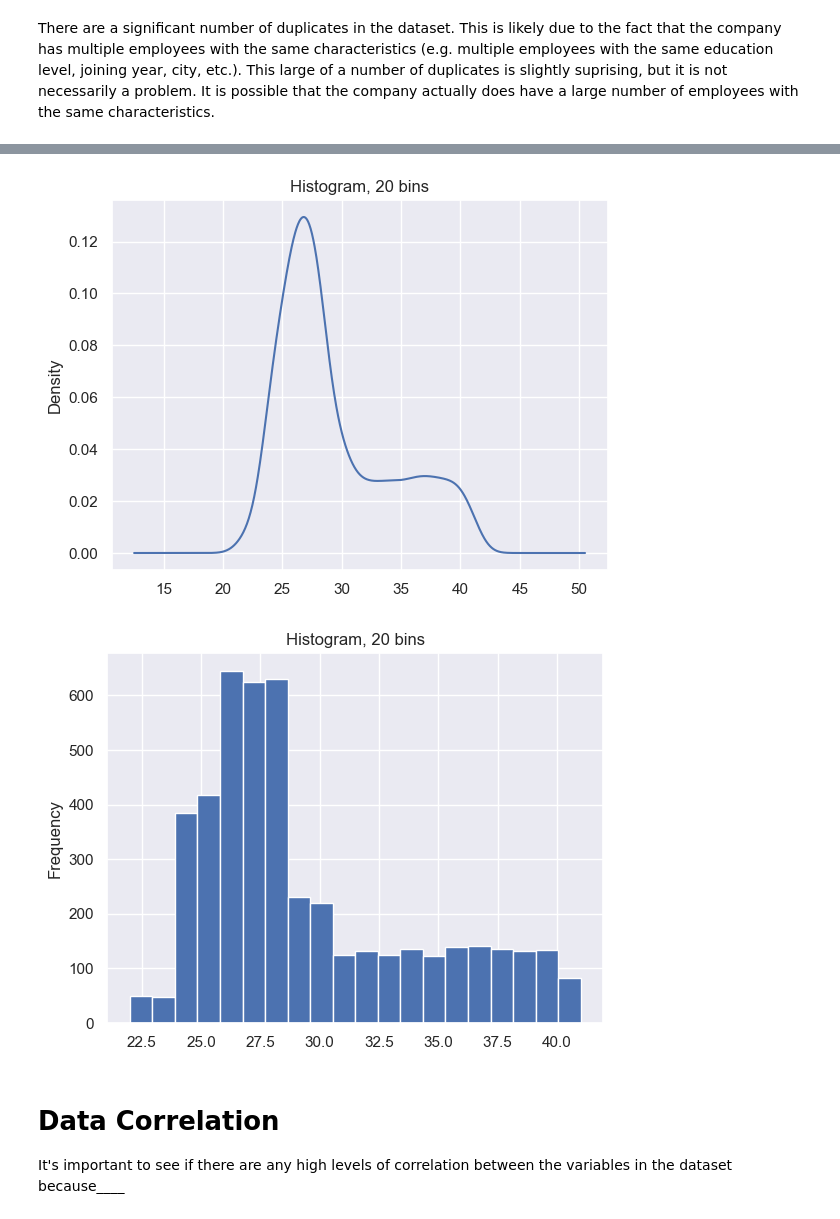
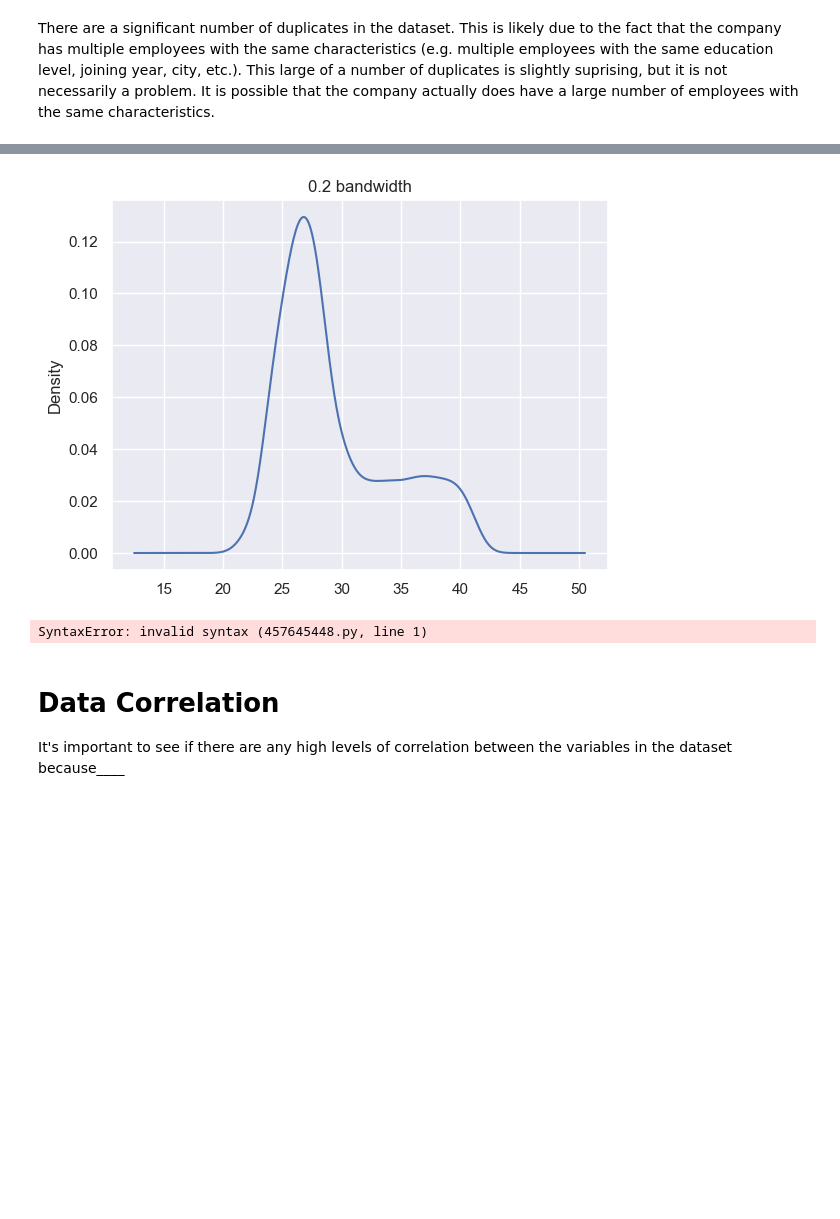
Before and after one commit to QuinnMatthews/MLinPyNotebooks, a Jupyter notebook: LabOne.ipynb, the cells around one changed output, grey strips where cells are left out. Drawn from its saved outputs; the diff is of its cells as text; code cells hidden in the pictures; blank space fills up the shorter version.

```diff
--- a/LabOne.ipynb
+++ b/LabOne.ipynb
@@ -12,3 +12,13 @@ This dataset contains data about employees of an undisclosed Indian company. Fea
 
 
 Dataset: [Employee Dataset](https://www.kaggle.com/datasets/tawfikelmetwally/employee-dataset)
+# %%
+# Import Data
+import pandas as pd
+import numpy as np
+
+df = pd.read_csv('./Employee.csv')
+print(df.head())
+
+# Data Preprocessing
+# Convert
@@ -97,14 +114,13 @@ barplot = crosstab.plot.bar()
 # %%
 df['Age'].plot.kde(bw_method=0.2)
-plt.title('Histogram, 20 bins')
+plt.title('0.2 bandwidth')
 plt.show()
-
-df['Age'].plot.hist(bins=20)
-plt.title('Histogram, 20 bins')
-plt.show()
 # %% [output]
-[figure, old version]
+[figure, new version]
-[figure, removed]
+# %%
+plt.
+# %% [output]
+SyntaxError: invalid syntax (457645448.py, line 1)
 # %% [markdown]
 # Data Correlation
 It's important to see if there are any high levels of correlation between the variables in the dataset because____
```
Also changed, not shown: parts of 6 cells of this notebook.
